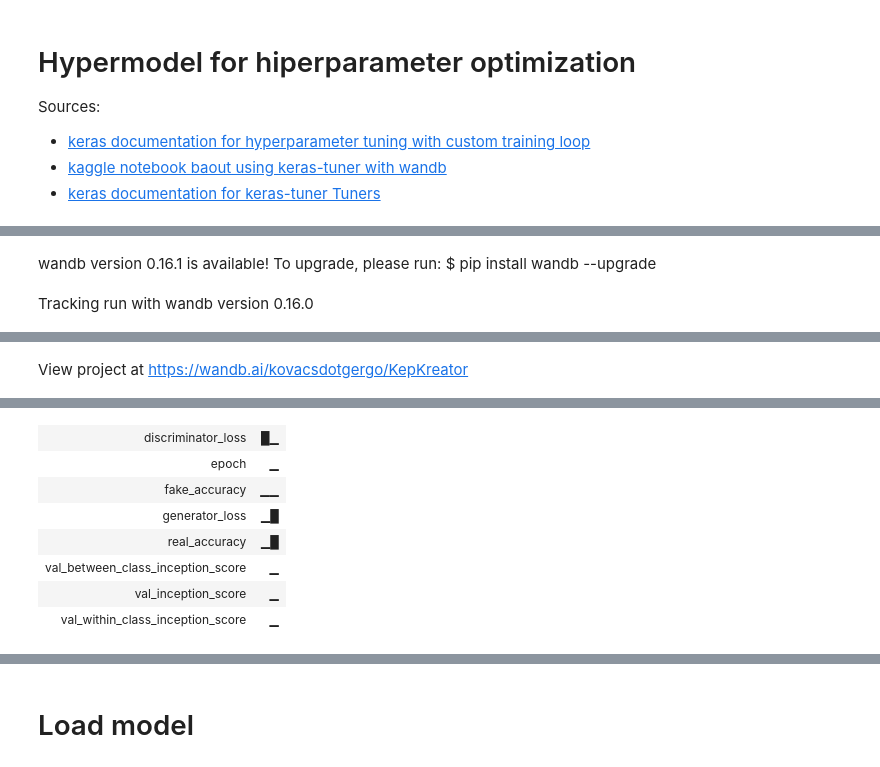
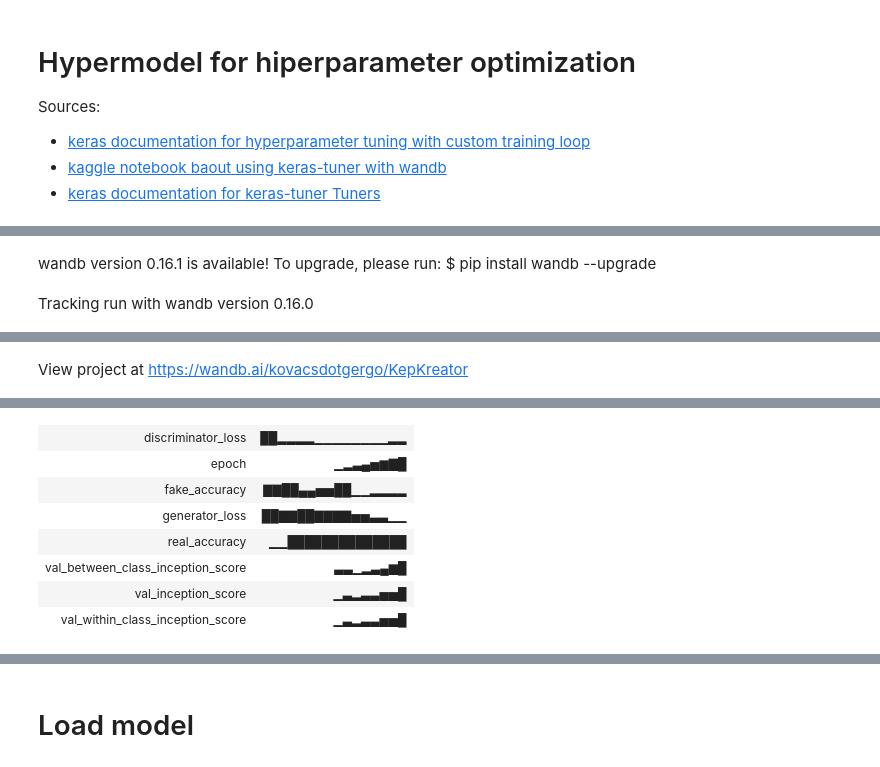
Before and after one commit to FokaKefir/KepKreator, a Jupyter notebook: MNIST_GAN.ipynb, the cells around one changed output, grey strips where cells are left out. Cells and saved outputs as stored; diff of their text form; code cells hidden in the pictures.

Commit message:
hyperparameter optimization in progress

```diff
--- a/MNIST_GAN.ipynb
+++ b/MNIST_GAN.ipynb
@@ -26,11 +26,12 @@ import matplotlib.pyplot as plt
 import wandb
 import sys, os
 
-VAL_MODEL_PATH = 'validation_cnn.hdf5' # todo reafactor this (two instances with wandb)
+VAL_MODEL_PATH = 'validation_cnn.hdf5'
 PROJECT = 'KepKreator'
 WANDB_IMAGE_NUM = 8
 VAL_METRIC_N_SAMPLE = 1024
 USE_WANDB = True
+N_CLASSES = 10
 
 # disable warnings
 tf.get_logger().setLevel('ERROR')
@@ -433,15 +443,6 @@ class CGAN(tf.keras.Model):
 # Train the Model
 # %% [markdown]
 ## Define callbacks
-# %%
-checkpointer = ModelCheckpoint(
-    'models/{epoch:002d}/',
-    verbose=0,
-    save_best_only=False,
-    save_weights_only=False,
-    mode='auto',
-    save_freq=100
-)
 # %%
 class SamplerCallback(tf.keras.callbacks.Callback):
   def __init__(self, sample_freq: int=1):
@@ -561,32 +572,49 @@ print(tuner.get_best_hyperparameters()[0].values)
 # %%
-config = {'latent_dim': 100,
-          'epochs': 1,
-          'batch_size': 100,
-          'n_val': 1024,
-          'VAL_MODEL_PATH': 'validation_cnn.hdf5',
-          'gan_learning_rate': 0.0002,
-          'gan_adam_beta1': 0.5,
+config = {'latent_dim': 256,
+          'gen_label_embedding': 50,
+          'gen_label_hidden': 50,
+          'gen_input_hidden': 50,
+          'gen_conv1_channels': 128,
+          'gen_conv2_channels': 128,
+          'disc_label_embedding': 50,
+          'disc_conv1_channels': 32,
+          'disc_conv2_channels': 64,
+          'disc_dense_hidden': 128,
+          'disc_use_batchnorm': True,
+          'n_classes': N_CLASSES,
+          'epochs': 8,
+          'batch_size': 32,
+          'n_val': VAL_METRIC_N_SAMPLE,
+          'VAL_MODEL_PATH': VAL_MODEL_PATH,
+          'gen_learning_rate': 0.0002,
+          'gen_adam_beta1': 0.5,
           'discr_learning_rate': 0.0002,
-          'discr_adam_beta1': 0.5,
-          }
+          'discr_adam_beta1': 0.5}
 mode = None if USE_WANDB else 'disabled'
-with wandb.init(project=PROJECT, config=config, mode=mode):
-    cgan = CGAN(latent_dim=100, n_classes=10)
+group_name = 'hyperparam_optimization_12_09'
+with wandb.init(project=PROJECT, config=config, mode=mode, group='tmp'):
+    cgan = CGAN(config)
 
-    # todo: hp here the params of the optimizers
     cgan.compile(
-        d_optimizer=Adam(learning_rate=0.0002, beta_1=0.5),
-        g_optimizer=Adam(learning_rate=0.0002, beta_1=0.5),
+        d_optimizer=Adam(learning_rate=config['discr_learning_rate'],
+                         beta_1=config['discr_adam_beta1']),
+        g_optimizer=Adam(learning_rate=config['gen_learning_rate'],
+                         beta_1=config['gen_adam_beta1']),
         loss_fn=BinaryCrossentropy(from_logits=False)
     )
 
-    # todo: add to monitor the generated image metrics
-    wandbcb = wandb.keras.WandbCallback(monitor="fake_acc", mode="max", save_model=False, log_batch_frequency=50)
+    wandbcb = wandb.keras.WandbCallback(monitor="val_within_class_inception_score",
+                                        mode="max", save_model=False, log_batch_frequency=50)
+    checkpointer = ModelCheckpoint(
+        'models/{epoch:002d}/', verbose=0, save_best_only=False,
+        save_weights_only=False, mode='auto', save_freq=100)
+    sampler = SamplerCallback(sample_freq=100)
+    garbage_collector = GarbageCollectorCallback()
 
     cgan.fit(
         x_train[:32], labels_train[:32],
-        epochs=1,
-        batch_size=16,
+        epochs=config['epochs'],
+        batch_size=config['batch_size'],
         validation_data=[x_test[0]], #dummy validation data
         callbacks=[
             checkpointer,
@@ -610,8 +651,8 @@ Run history:
-| discriminator_loss | █▁ |
-| epoch | ▁ |
-| fake_accuracy | ▁▁ |
-| generator_loss | ▁█ |
-| real_accuracy | ▁█ |
-| val_between_class_inception_score | ▁ |
-| val_inception_score | ▁ |
-| val_within_class_inception_score | ▁ |
+| discriminator_loss | ██▂▂▂▂▁▁▁▁▁▁▁▁▂▂ |
+| epoch | ▁▂▃▄▅▆▇█ |
+| fake_accuracy | ▇▇██▄▄▅▅██▁▁▂▂▂▂ |
+| generator_loss | ██▇▇██▇▇▇▇▅▅▃▃▁▁ |
+| real_accuracy | ▁▁██████████████ |
+| val_between_class_inception_score | ▃▃▁▂▃▄▆█ |
+| val_inception_score | ▁▃▂▃▃▅▅█ |
+| val_within_class_inception_score | ▁▃▂▃▃▅▅█ |
```
Also changed, not shown: parts of 9 cells of this notebook.
